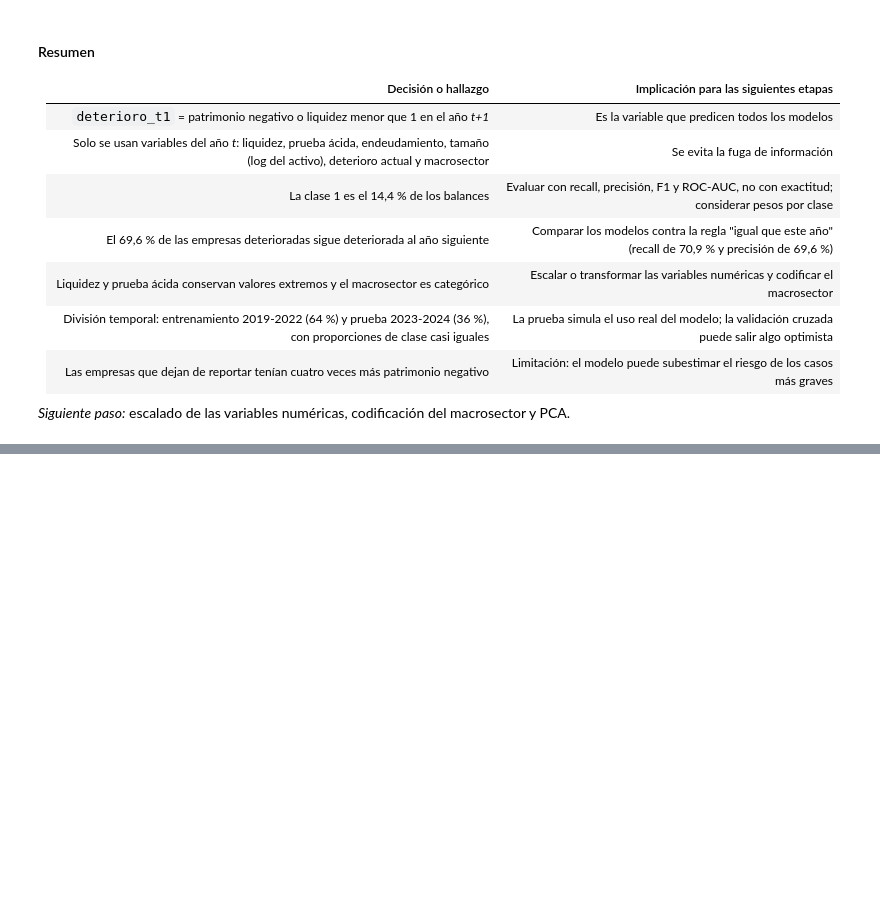
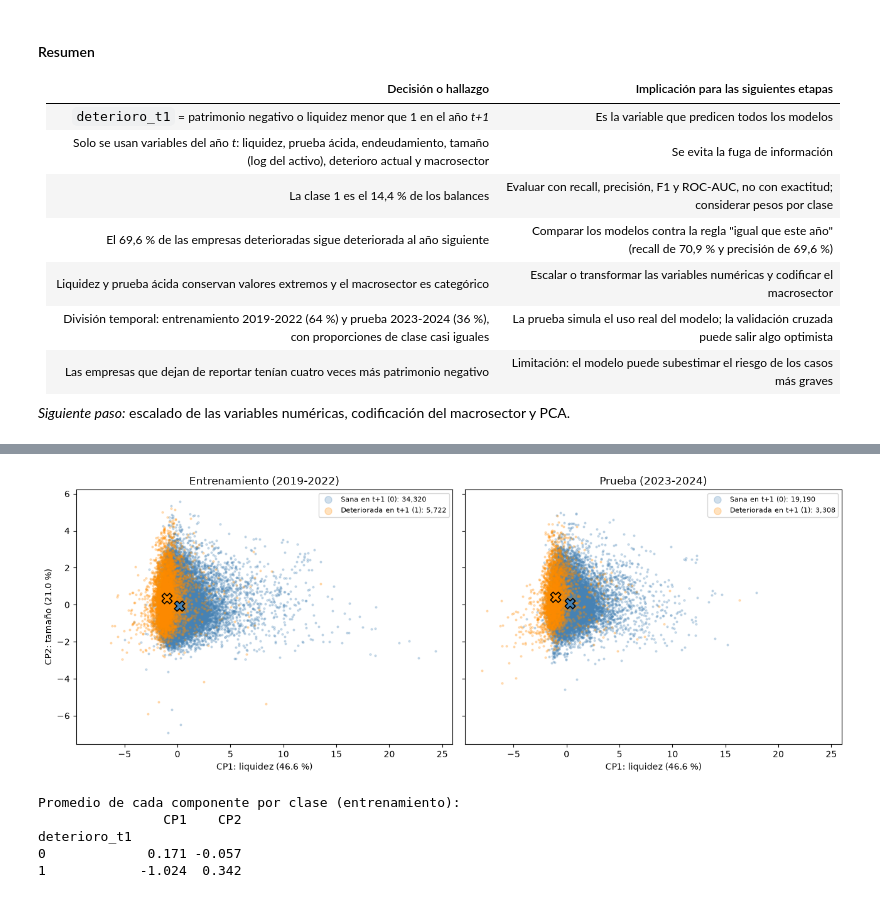
Before and after one commit to JulianHZ711/Final-AnalisisDatos, a Jupyter notebook: notebooks/proyecto_integrador.ipynb, the cells around one changed output, grey strips where cells are left out. Drawn from its saved outputs; the diff is of its cells as text; code cells hidden in the pictures; blank space fills up the shorter version.

```diff
--- a/notebooks/proyecto_integrador.ipynb
+++ b/notebooks/proyecto_integrador.ipynb
@@ -3251,0 +3566,33 @@ Guardado: data/processed/dataset_modelado.csv (62,540 filas, 10 columnas)
+# %%
+pca_2d = PCA(n_components=2, random_state=42).fit(Z_train)
+CLASES = [(0, "steelblue", "Sana en t+1 (0)"), (1, "darkorange", "Deteriorada en t+1 (1)")]
+
+fig, ejes = plt.subplots(1, 2, figsize=(13, 5), sharex=True, sharey=True)
+for eje, (titulo, Z, y) in zip(ejes, [("Entrenamiento (2019-2022)", Z_train, y_train),
+                                      ("Prueba (2023-2024)", Z_test, y_test)]):
+    puntos = pca_2d.transform(Z)
+    for clase, color, etiqueta in CLASES:
+        mascara = (y == clase).to_numpy()
+        eje.scatter(puntos[mascara, 0], puntos[mascara, 1], s=4, alpha=0.25, color=color,
+                    label=f"{etiqueta}: {mascara.sum():,}", rasterized=True)
+    for clase, color, _ in CLASES:
+        centro = puntos[(y == clase).to_numpy()].mean(axis=0)
+        eje.scatter(*centro, s=140, marker="X", color=color, edgecolor="black", linewidth=1.2, zorder=3)
+    eje.set_title(titulo)
+    eje.set_xlabel(f"CP1: liquidez ({pca_2d.explained_variance_ratio_[0] * 100:.1f} %)")
+    eje.legend(fontsize=8, markerscale=4, loc="upper right")
+ejes[0].set_ylabel(f"CP2: tamaño ({pca_2d.explained_variance_ratio_[1] * 100:.1f} %)")
+plt.tight_layout()
+plt.show()
+
+centros = pd.DataFrame(pca_2d.transform(Z_train), columns=["CP1", "CP2"], index=Z_train.index)
+centros[OBJETIVO] = y_train
+print("Promedio de cada componente por clase (entrenamiento):")
+print(centros.groupby(OBJETIVO)[["CP1", "CP2"]].mean().round(3))
+# %% [output]
+[figure, added]
+Promedio de cada componente por clase (entrenamiento):
+                CP1    CP2
+deterioro_t1
+0             0.171 -0.057
+1            -1.024  0.342
```
Also changed, not shown: parts of 17 cells of this notebook.
